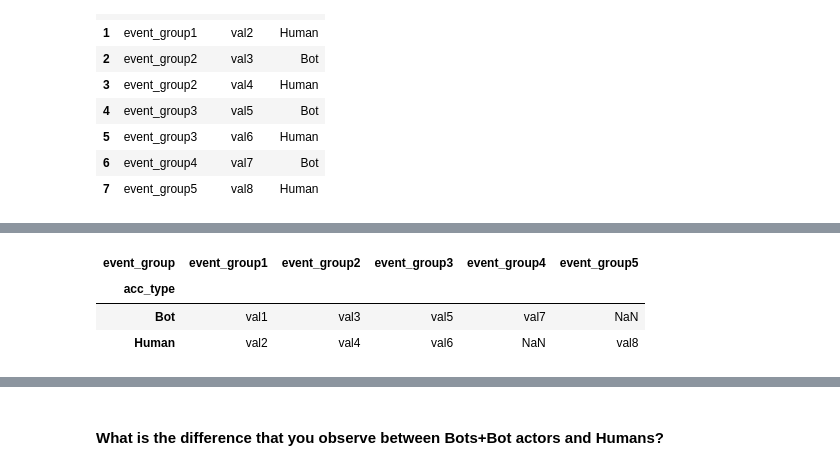
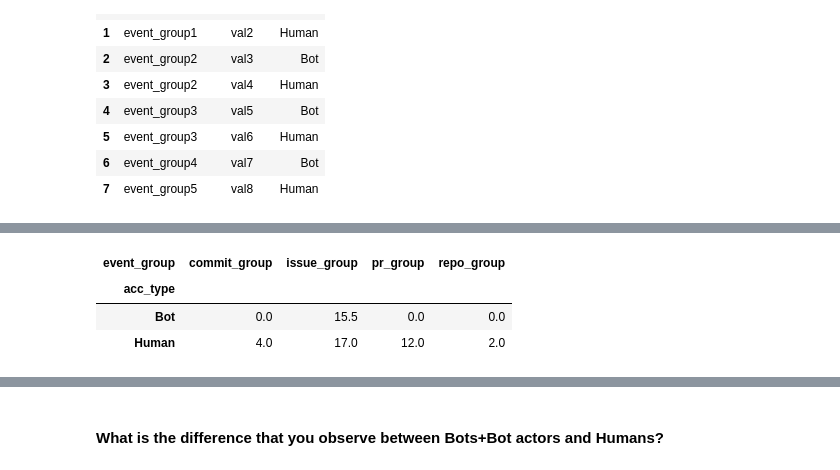
Before and after one commit to ClaireDH3/Software_Evolution_TP_bots, a Jupyter notebook: TP_bots_template.ipynb, the cells around one changed output, grey strips where cells are left out. Drawn from its saved outputs; the diff is of its cells as text; code cells hidden in the pictures.

```diff
--- a/TP_bots_template.ipynb
+++ b/TP_bots_template.ipynb
@@ -19,7 +19,7 @@ import GenerateActivities as gat
 import important_features as imf
 # %%
 QUERY_ROOT = "https://api.github.com"
-TOKEN = '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' # write your GitHub API key here
+TOKEN = '' # write your GitHub API key here
 HEADERS={'Authorization':'token '+TOKEN}
 # %% [markdown]
 ## Section 3
@@ -545,4 +562,13 @@ df_medians
 | 6 | event_group4 | val7 | Bot_app |
 | 7 | event_group5 | val8 | Human |
 # %%
-# YOUR CODE BELOW
+acc_type = ["Bot Actor", "Human"]
+event_group = ["pr_group", "issue_group", "commit_group", "repo_group"]
+
+medians = []
+for event in event_group:
+    for acc in acc_type:
+        medians.append({"event_group": event, "median": df_sec5.query("acc_type == \'" + acc + "\'")[event].median(), 'acc_type' : acc})
+
+df_medians = pd.DataFrame.from_dict(medians)
+df_medians
@@ -577,3 +613,14 @@ df_medians
 | 5 | event_group3 | val6 | Human |
 | 6 | event_group4 | val7 | Bot |
 | 7 | event_group5 | val8 | Human |
+# %%
+acc_type = ["Bot", "Human"]
+event_group = ["pr_group", "issue_group", "commit_group", "repo_group"]
+
+medians = []
+for event in event_group:
+    for acc in acc_type:
+        medians.append({"event_group": event, "median": df_sec5.query("acc_type == \'" + acc + "\'")[event].median(), 'acc_type' : acc})
+
+df_medians = pd.DataFrame.from_dict(medians)
+df_medians
@@ -580,9 +637,10 @@ df_medians
 # %%
 # pivot the main DataFrame
-df_medians.pivot(index='acc_type', columns='event_group', values='median')#.reset_index().rename_axis(None,axis=1)
+df_medians = df_medians.pivot(index='acc_type', columns='event_group', values='median')#.reset_index().rename_axis(None,axis=1)
+df_medians
 # %% [output]
-| event_group | event_group1 | event_group2 | event_group3 | event_group4 | event_group5 |
-| acc_type |  |  |  |  |  |
-| Bot | val1 | val3 | val5 | val7 | NaN |
-| Human | val2 | val4 | val6 | NaN | val8 |
+| event_group | commit_group | issue_group | pr_group | repo_group |
+| acc_type |  |  |  |  |
+| Bot | 0.0 | 15.5 | 0.0 | 0.0 |
+| Human | 4.0 | 17.0 | 12.0 | 2.0 |
 # %%
```
Also changed, not shown: parts of 12 cells of this notebook.
